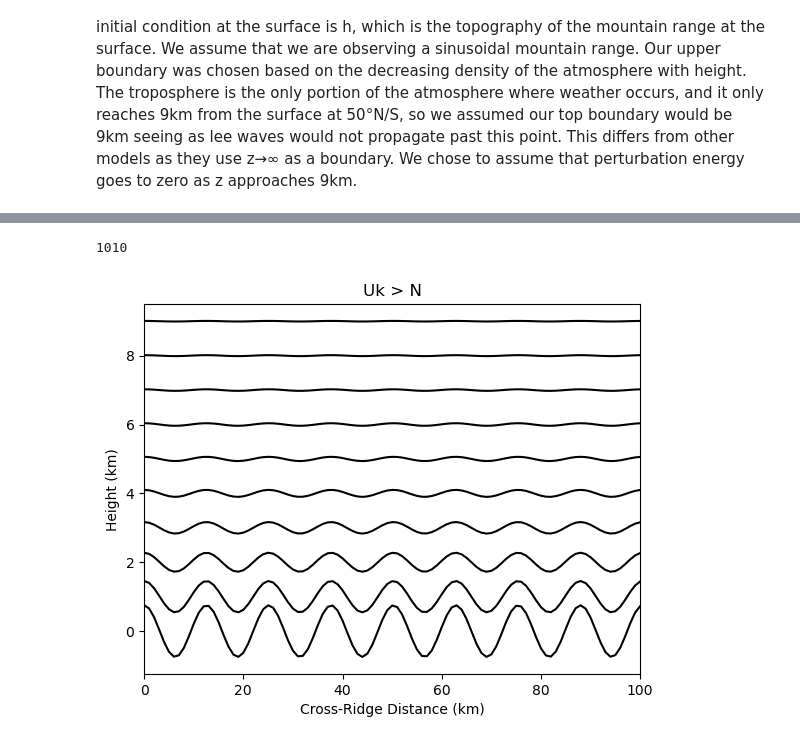
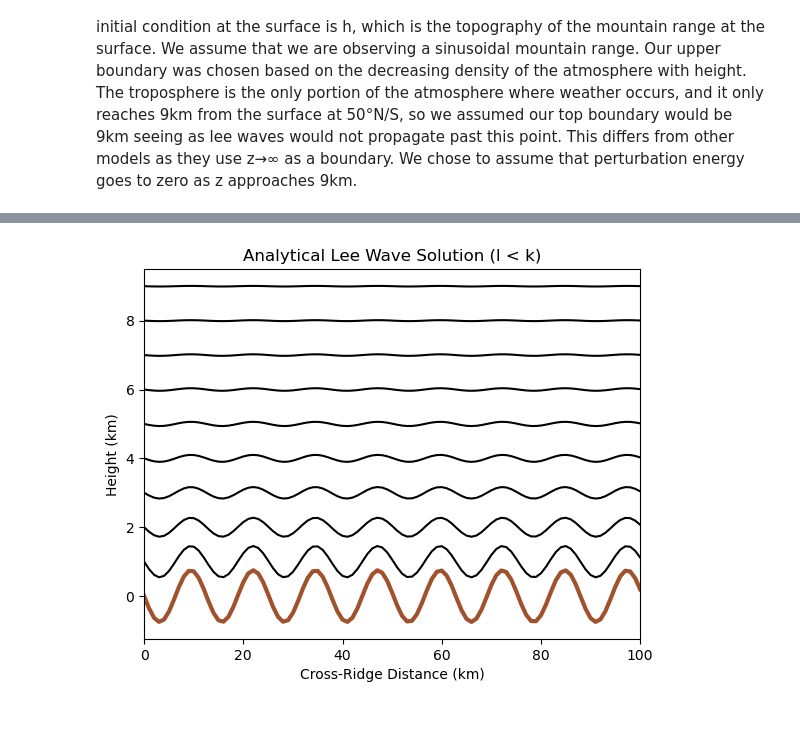
Before and after one commit to kikoeta/Lee-Waves-EAS4610, a Jupyter notebook: Lee_Waves_PDE_Solver.ipynb, the cells around one changed output, grey strips where cells are left out. Saved outputs shown, nothing was run; the diff lists cells and outputs as text; code cells hidden in the pictures.

```diff
--- a/Lee_Waves_PDE_Solver.ipynb
+++ b/Lee_Waves_PDE_Solver.ipynb
@@ -39,59 +54,28 @@ z = np.arange(0, zf+1, dz)
 # %%
-U = 15 #m/s^2
-N = 0.01 #1/s
-l = N / U
-k = 0.5 #smaller is wavier
-mu = np.sqrt(k**2 - l**2)
+# The vertical velocity satisfying the initial equation of flow and the upper and lower boundary conditions
+# This is the equation seen above
+def omega(z, x):
+    return -U * h0 * k * np.exp(-mu*z) * np.sin(k*x)
 
-h0 = 0.1
+# creating a blank matrix to store all values in
+omegalist = np.zeros([len(z), len(x)])
 
-# The vertical velocity satisfying (1) and the upper and lower boundary conditions is:
-def omega(x, z):
-    return U * h0 * k * np.exp(-mu*z) * np.cos(k*x)
+# iterating through and filling our matrix given the initial lower boundary condition
+for i in np.arange(0, len(z), 1):
+    for j in np.arange(0, len(x), 1):
+        omegalist[i, j] = omega(z[i], x[j]) + z[i]
 
-omegalist = []
-for i in np.arange(len(z)):
-    zz = z[i]
-    #print(f'Z -------- Calculating at {zz/1000:0.2}km height')
-    for j in np.arange(len(x)):
-        xx = x[j]
-        #print(f'X -- Calculating for x distance of {xx/1000:0.3}km')
-        #print(f'For z={zz/1000}km and x={xx/1000}km')
-        #print(f'Omega is {omega(xx, zz):0.4}')
-        omegalist.append(omega(xx, zz)+z[i])
-print(len(omegalist))
-def plot(dz):
-    if dz == 1000:
-        plt.plot(x, omegalist[:101], c='black')     # Ground
-        plt.plot(x, omegalist[101:202], c='black')  # 1km
-        plt.plot(x, omegalist[202:303], c='black')  # 2km
-        plt.plot(x, omegalist[303:404], c='black')  # 3km
-        plt.plot(x, omegalist[404:505], c='black')  # 4km
-        plt.plot(x, omegalist[505:606], c='black')  # 5km
-        plt.plot(x, omegalist[606:707], c='black')  # 6km
-        plt.plot(x, omegalist[707:808], c='black')  # 7km
-        plt.plot(x, omegalist[808:909], c='black')  # 8km
-        plt.plot(x, omegalist[909:1010], c='black')  # 9km
-
-        plt.title('Uk > N')
-        plt.xlabel('Cross-Ridge Distance (km)')
-        plt.ylabel('Height (km)')
-        plt.margins(x=0)
-
-
-    elif dz == 500:
-        plt.plot(x, omegalist[:201], c='black')
-        plt.plot(x, omegalist[201:402], c='black')
-        plt.plot(x, omegalist[402:603], c='black')
-        plt.plot(x, omegalist[603:804], c='black')
-        plt.plot(x, omegalist[804:1005], c='black')
-        plt.plot(x, omegalist[1005:1206], c='black')
-    else:
-        print('Not Valid Input')
-
-
-plot(1000)
+# Plotting the results
+for i in range(n-1):
+    plt.plot(x, omegalist[i, :], color='black') # plotting streamlines
+    while i == 0:
+        plt.plot(x, omegalist[i, :], color='sienna', linewidth=3) # plotting ground
+        break
+plt.title('Analytical Lee Wave Solution (l < k)')
+plt.xlabel('Cross-Ridge Distance (km)')
+plt.ylabel('Height (km)')
+plt.margins(x=0)
+plt.show()
 # %% [output]
-1010
-[figure, old version]
+[figure, new version]
 # %% [markdown]
```
Also changed, not shown: parts of 33 cells of this notebook.
